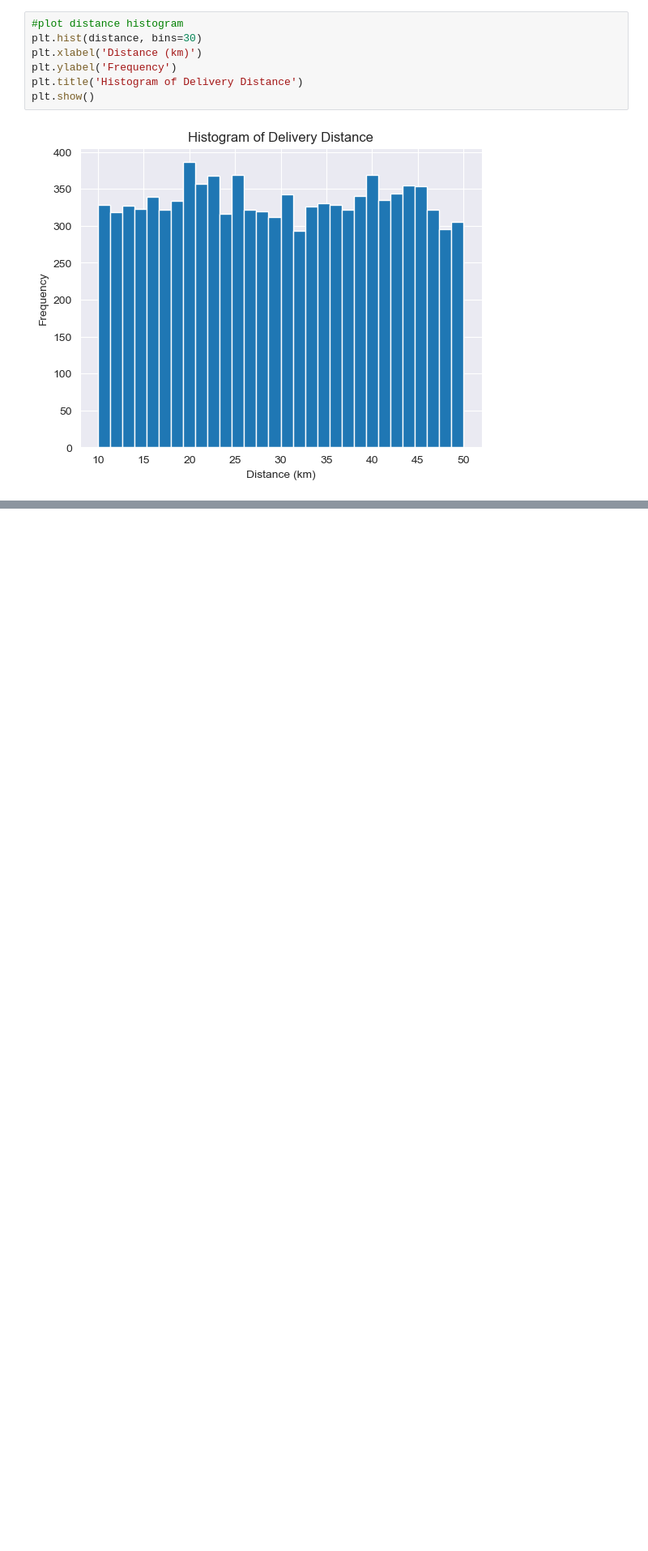
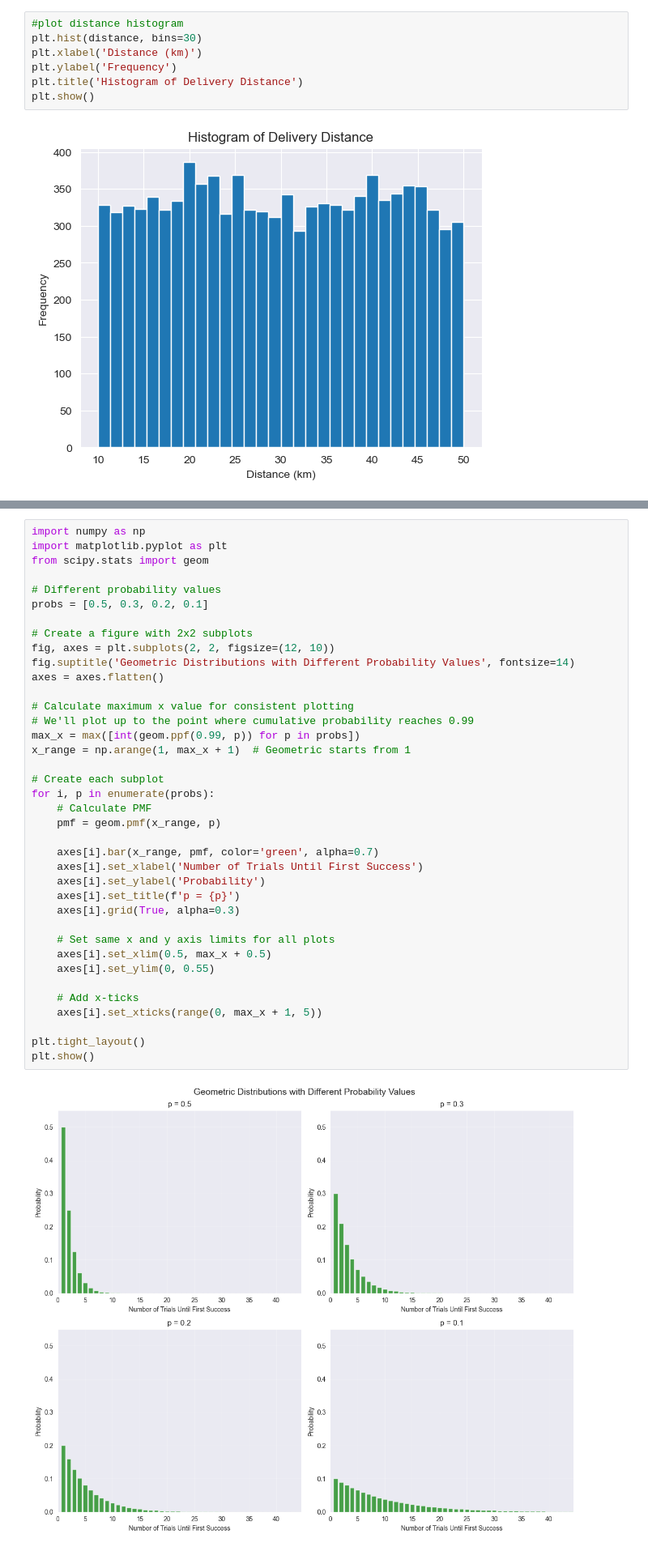
Before and after one commit to amiralikul/ydata_24_25, a Jupyter notebook: probability_and_statistics/lesson_4/main.ipynb, the cells around one changed output, grey strips where cells are left out. Shown at 81% size. Drawn from its saved outputs; the diff is of its cells as text; blank space fills up the shorter version.

```diff
--- a/probability_and_statistics/lesson_4/main.ipynb
+++ b/probability_and_statistics/lesson_4/main.ipynb
@@ -243,0 +335,40 @@ plt.show()
+# %%
+import numpy as np
+import matplotlib.pyplot as plt
+from scipy.stats import geom
+
+# Different probability values
+probs = [0.5, 0.3, 0.2, 0.1]
+
+# Create a figure with 2x2 subplots
+fig, axes = plt.subplots(2, 2, figsize=(12, 10))
+fig.suptitle('Geometric Distributions with Different Probability Values', fontsize=14)
+axes = axes.flatten()
+
+# Calculate maximum x value for consistent plotting
+# We'll plot up to the point where cumulative probability reaches 0.99
+max_x = max([int(geom.ppf(0.99, p)) for p in probs])
+x_range = np.arange(1, max_x + 1)  # Geometric starts from 1
+
+# Create each subplot
+for i, p in enumerate(probs):
+    # Calculate PMF
+    pmf = geom.pmf(x_range, p)
+
+    axes[i].bar(x_range, pmf, color='green', alpha=0.7)
+    axes[i].set_xlabel('Number of Trials Until First Success')
+    axes[i].set_ylabel('Probability')
+    axes[i].set_title(f'p = {p}')
+    axes[i].grid(True, alpha=0.3)
+
+    # Set same x and y axis limits for all plots
+    axes[i].set_xlim(0.5, max_x + 0.5)
+    axes[i].set_ylim(0, 0.55)
+
+    # Add x-ticks
+    axes[i].set_xticks(range(0, max_x + 1, 5))
+
+plt.tight_layout()
+plt.show()
+# %% [output]
+[figure, added]
```
Also changed, not shown: parts of 6 cells of this notebook, 6 other files.
